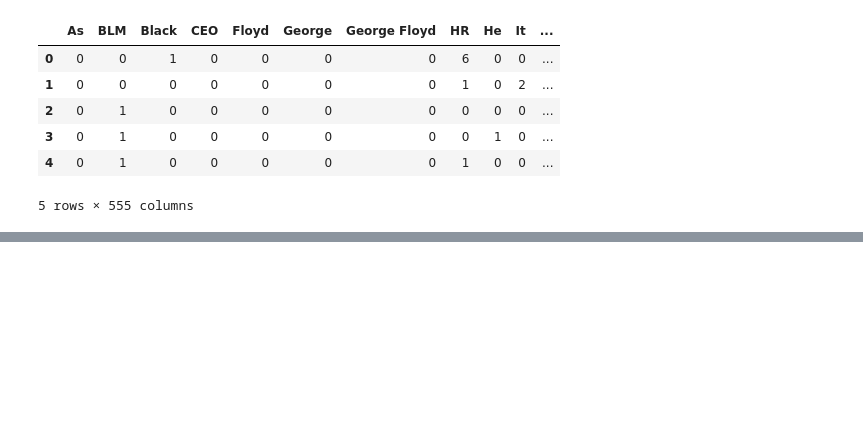
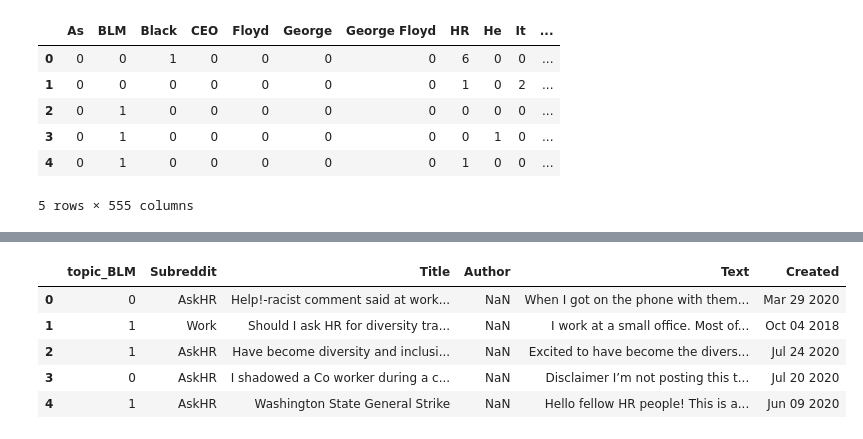
Before and after one commit to robinlli/Police_Shooting_Reddit, a Jupyter notebook: Machine Learning.ipynb, the cells around one changed output, grey strips where cells are left out. Cells and saved outputs as stored; diff of their text form; code cells hidden in the pictures; blank space fills up the shorter version.

```diff
--- a/Machine Learning.ipynb
+++ b/Machine Learning.ipynb
@@ -382,0 +416,11 @@ df2.to_csv("Reddit_p1.csv")
+# %%
+cols1 = list(set(reddit.columns).intersection(df_pm.columns))
+reddit_ = reddit[cols1]
+reddit_.head()
+# %% [output]
+|  | topic_BLM | Subreddit | Title | Author | Text | Created |
+| 0 | 0 | AskHR | Help!-racist comment said at work... | NaN | When I got on the phone with them... | Mar 29 2020 |
+| 1 | 1 | Work | Should I ask HR for diversity tra... | NaN | I work at a small office. Most of... | Oct 04 2018 |
+| 2 | 1 | AskHR | Have become diversity and inclusi... | NaN | Excited to have become the divers... | Jul 24 2020 |
+| 3 | 0 | AskHR | I shadowed a Co worker during a c... | NaN | Disclaimer I’m not posting this t... | Jul 20 2020 |
+| 4 | 1 | AskHR | Washington State General Strike | NaN | Hello fellow HR people! This is a... | Jun 09 2020 |
```
Also changed, not shown: parts of 15 cells of this notebook, 2 other files.
